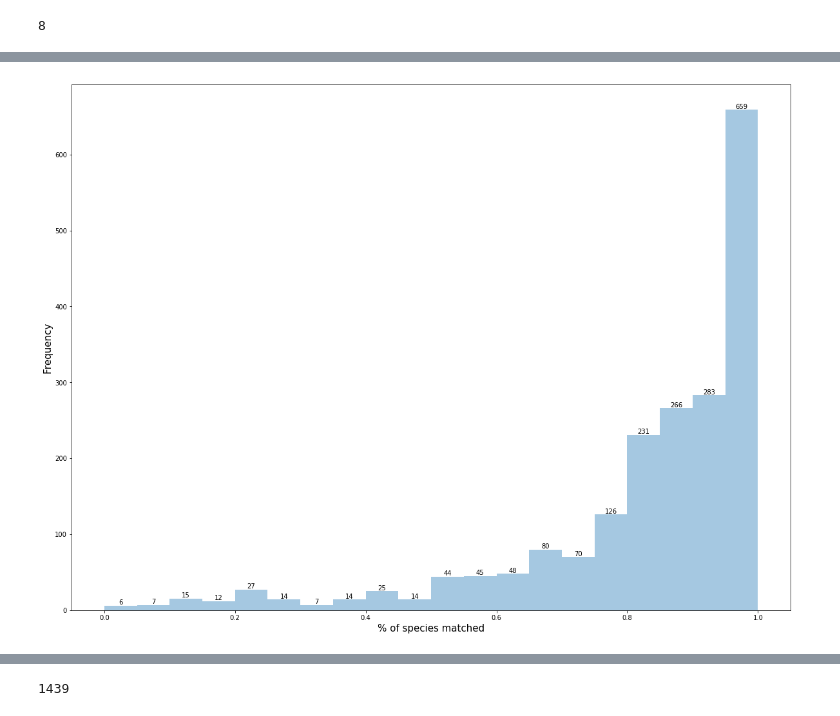
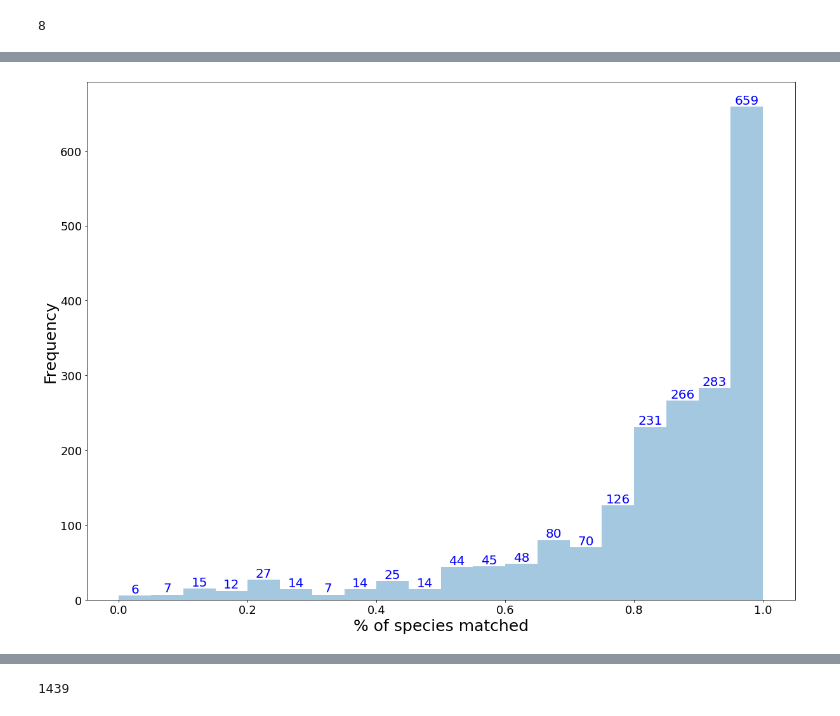
Before and after one commit to Daniel-Davies/MedeinaPublicationTests, a Jupyter notebook: usability.ipynb, the cells around one changed output, grey strips where cells are left out. Drawn from its saved outputs; the diff is of its cells as text; code cells hidden in the pictures.

```diff
--- a/usability.ipynb
+++ b/usability.ipynb
@@ -78,19 +88,20 @@ FoodsWebsCanberra#WEB328
 # %%
 def numCorrectlyIndexed(doneAndNotDoneTuples):
     x = list(map(lambda x: x[0]/sum(x) if sum(x) > 0 else 0,doneAndNotDoneTuples))
     g = sns.distplot(x, hist=True,kde=False,bins=20)
-    plt.ylabel('Frequency', fontsize = 15) # x-axis label with fontsize 15
-    plt.xlabel('% of species matched', fontsize = 15) # y-axis label with fontsize 15
+    plt.ylabel('Frequency', fontsize = 25) # x-axis label with fontsize 15
+    plt.xlabel('% of species matched', fontsize = 25) # y-axis label with fontsize 15
     for p in g.patches:
         x=p.get_bbox().get_points()[:,0]
         y=p.get_bbox().get_points()[1,1]
-        g.annotate(str(int(y)), (x.mean(), y), ha='center', va='bottom') # set the alignment of the text
-
+        g.annotate(str(int(y)), (x.mean(), y), ha='center', va='bottom',fontsize=20,c='b') # set the alignment of the text
+    plt.xticks(fontsize=18)
+    plt.yticks(fontsize=18)
 results = getResultsForCategory(resultExact)[1]
 results = list(map(lambda x: [x[0],len(x[1])],results))
 numCorrectlyIndexed(results)
 # %% [output]
-[figure, old version]
+[figure, new version]
 # %%
 import itertools
 results = getResultsForCategory(resultExact)[1]
```
Also changed, not shown: parts of 6 cells of this notebook, 11 other files.
